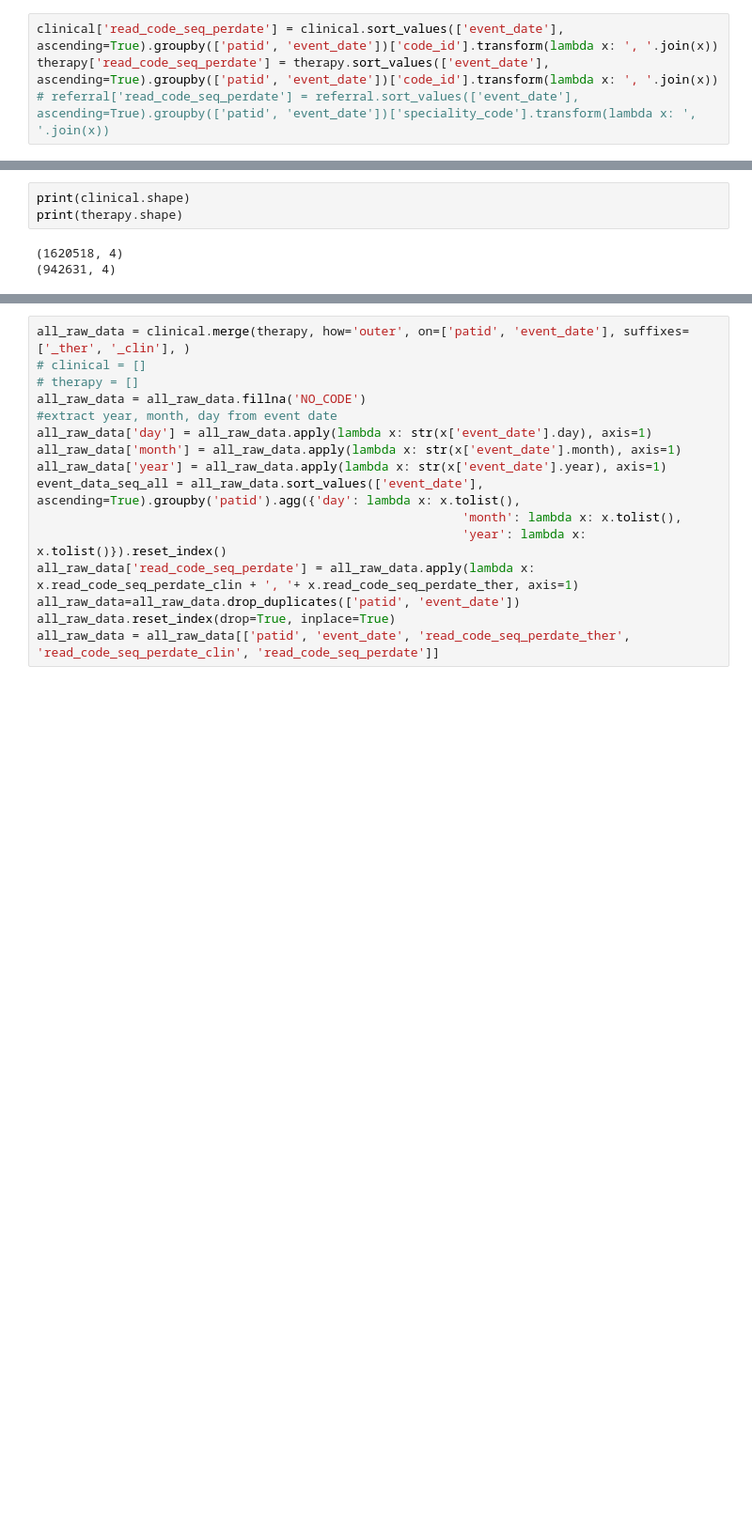
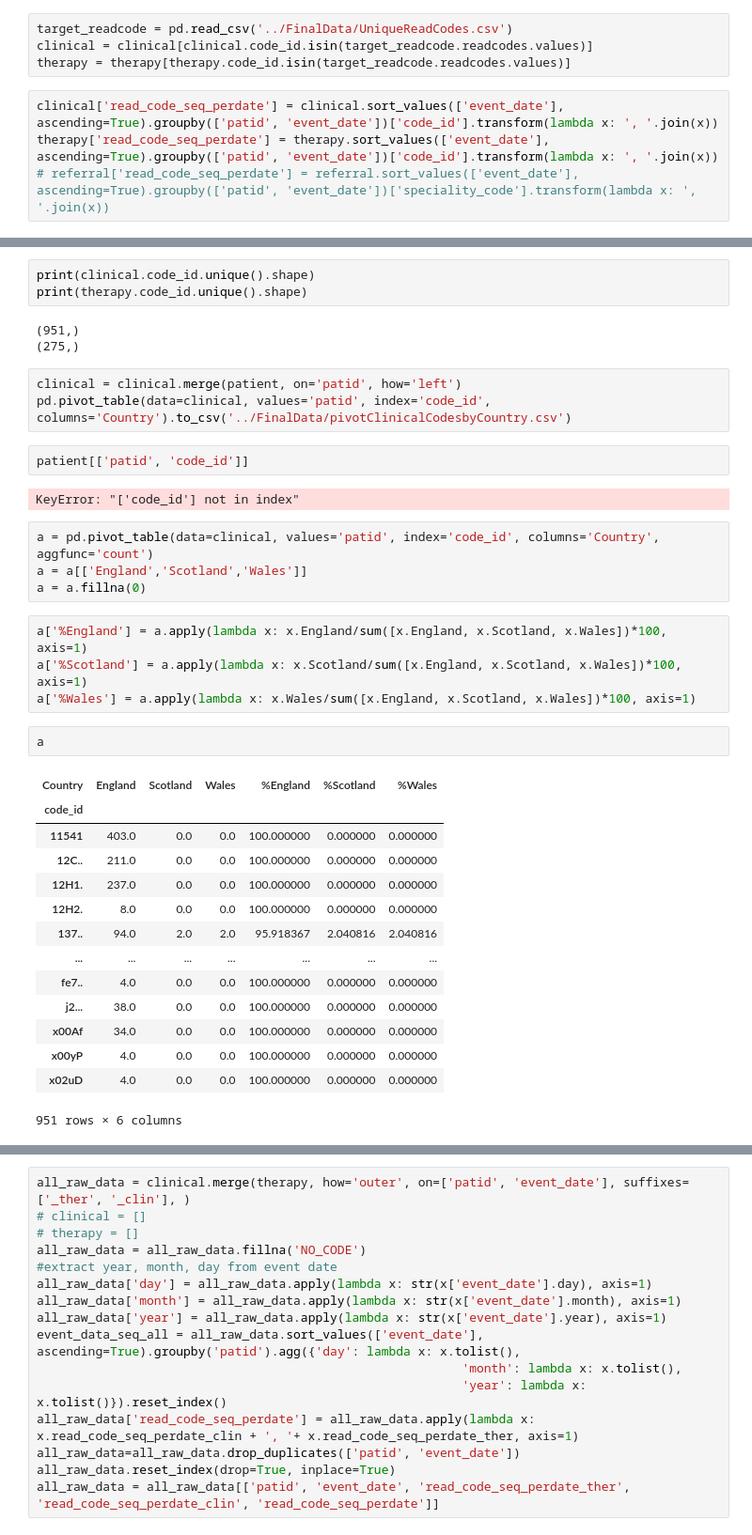
Before and after one commit to abudiarto/Asthma-python, a Jupyter notebook: SequenceGeneration.ipynb, the cells around one changed output, grey strips where cells are left out. Shown: that part at 94% size. Cells and saved outputs as stored; diff of their text form; blank space fills up the shorter version.

```diff
--- a/SequenceGeneration.ipynb
+++ b/SequenceGeneration.ipynb
@@ -366,3 +382,7 @@ therapy = therapy[['patid', 'event_date', 'code_id']]
+# %%
+target_readcode = pd.read_csv('../FinalData/UniqueReadCodes.csv')
+clinical = clinical[clinical.code_id.isin(target_readcode.readcodes.values)]
+therapy = therapy[therapy.code_id.isin(target_readcode.readcodes.values)]
 # %%
 clinical['read_code_seq_perdate'] = clinical.sort_values(['event_date'], ascending=True).groupby(['patid', 'event_date'])['code_id'].transform(lambda x: ', '.join(x))
 therapy['read_code_seq_perdate'] = therapy.sort_values(['event_date'], ascending=True).groupby(['patid', 'event_date'])['code_id'].transform(lambda x: ', '.join(x))
@@ -421,7 +441,39 @@ max         336.000000
 Name: event_date, dtype: float64
 # %%
-print(clinical.shape)
-print(therapy.shape)
+print(clinical.code_id.unique().shape)
+print(therapy.code_id.unique().shape)
 # %% [output]
-(1620518, 4)
-(942631, 4)
+(951,)
+(275,)
+# %%
+clinical = clinical.merge(patient, on='patid', how='left')
+pd.pivot_table(data=clinical, values='patid', index='code_id', columns='Country').to_csv('../FinalData/pivotClinicalCodesbyCountry.csv')
+# %%
+patient[['patid', 'code_id']]
+# %% [output]
+KeyError: "['code_id'] not in index"
+# %%
+a = pd.pivot_table(data=clinical, values='patid', index='code_id', columns='Country', aggfunc='count')
+a = a[['England','Scotland','Wales']]
+a = a.fillna(0)
+# %%
+a['%England'] = a.apply(lambda x: x.England/sum([x.England, x.Scotland, x.Wales])*100, axis=1)
+a['%Scotland'] = a.apply(lambda x: x.Scotland/sum([x.England, x.Scotland, x.Wales])*100, axis=1)
+a['%Wales'] = a.apply(lambda x: x.Wales/sum([x.England, x.Scotland, x.Wales])*100, axis=1)
+# %%
+a
+# %% [output]
+| Country | England | Scotland | Wales | %England | %Scotland | %Wales |
+| code_id |  |  |  |  |  |  |
+| 11541 | 403.0 | 0.0 | 0.0 | 100.000000 | 0.000000 | 0.000000 |
+| 12C.. | 211.0 | 0.0 | 0.0 | 100.000000 | 0.000000 | 0.000000 |
+| 12H1. | 237.0 | 0.0 | 0.0 | 100.000000 | 0.000000 | 0.000000 |
+| 12H2. | 8.0 | 0.0 | 0.0 | 100.000000 | 0.000000 | 0.000000 |
+| 137.. | 94.0 | 2.0 | 2.0 | 95.918367 | 2.040816 | 2.040816 |
+| ... | ... | ... | ... | ... | ... | ... |
+| fe7.. | 4.0 | 0.0 | 0.0 | 100.000000 | 0.000000 | 0.000000 |
+| j2... | 38.0 | 0.0 | 0.0 | 100.000000 | 0.000000 | 0.000000 |
+| x00Af | 34.0 | 0.0 | 0.0 | 100.000000 | 0.000000 | 0.000000 |
+| x00yP | 4.0 | 0.0 | 0.0 | 100.000000 | 0.000000 | 0.000000 |
+| x02uD | 4.0 | 0.0 | 0.0 | 100.000000 | 0.000000 | 0.000000 |
+951 rows × 6 columns
```
Also changed, not shown: parts of 11 cells of this notebook, 19 other files.
